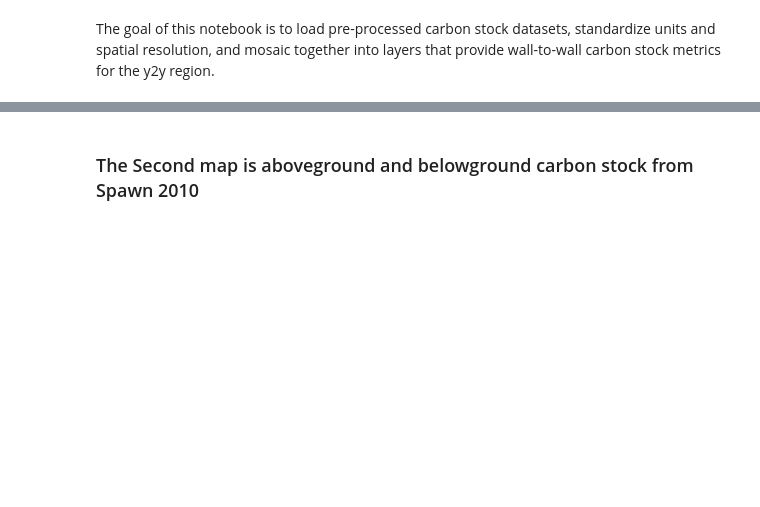
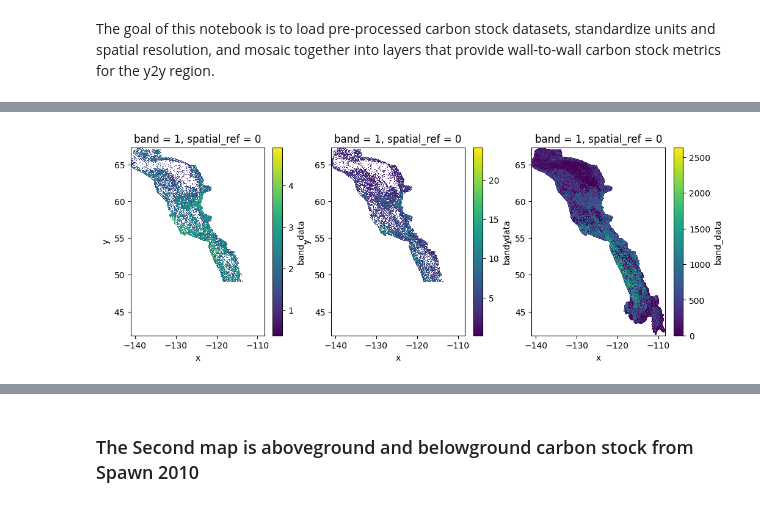
Before and after one commit to bermane/y2y-carbon, a Jupyter notebook: mosaic_carbon_stocks.ipynb, the cells around one changed output, grey strips where cells are left out. Cells and saved outputs as stored; diff of their text form; code cells hidden in the pictures; blank space fills up the shorter version.

```diff
--- a/mosaic_carbon_stocks.ipynb
+++ b/mosaic_carbon_stocks.ipynb
@@ -29,15 +29,21 @@ carbon_dir = './carbon_stock_data/final_layers_clipped'
 
 # set Sothe carbon stock layers filepaths
 carbon_sothe_dir = carbon_dir + '/forest_carbon_kg_m2_sothe.tif'
+carbon_err_sothe_dir = carbon_dir + '/forest_carbon_uncertainty_kg_m2_sothe.tif'
 
 # set spawn carbon stock layers filepaths
 agb_spawn_dir = carbon_dir + '/agb_mg_ha_spawn_2010.tif'
 bgb_spawn_dir = carbon_dir + '/bgb_mg_ha_spawn_2010.tif'
+agb_err_spawn_dir = carbon_dir + '/agb_uncertainty_mg_ha_spawn_2010.tif'
+bgb_err_spawn_dir = carbon_dir + '/bgb_uncertainty_mg_ha_spawn_2010.tif'
 # %%
 # load data arrays
 carbon_sothe = xarray.open_dataarray(carbon_sothe_dir)
+carbon_err_sothe = xarray.open_dataarray(carbon_err_sothe_dir)
 agb_spawn = xarray.open_dataarray(agb_spawn_dir)
 bgb_spawn = xarray.open_dataarray(bgb_spawn_dir)
+agb_err_spawn = xarray.open_dataarray(agb_err_spawn_dir)
+bgb_err_spawn = xarray.open_dataarray(bgb_err_spawn_dir)
 # %%
 # print attributes
 print_raster(carbon_sothe)
@@ -108,0 +174,9 @@ NoDataOriginalValues: None
+# %%
+# plot the three
+fig, axes = plt.subplots(ncols=3, figsize=(12,4))
+carbon_err_sothe_reproj.plot(ax=axes[0])
+carbon_sothe_reproj.plot(ax=axes[1])
+carbon_spawn.plot(ax=axes[2])
+plt.draw()
+# %% [output]
+[figure, added]
```
Also changed, not shown: parts of 59 cells of this notebook, 2 other files.
